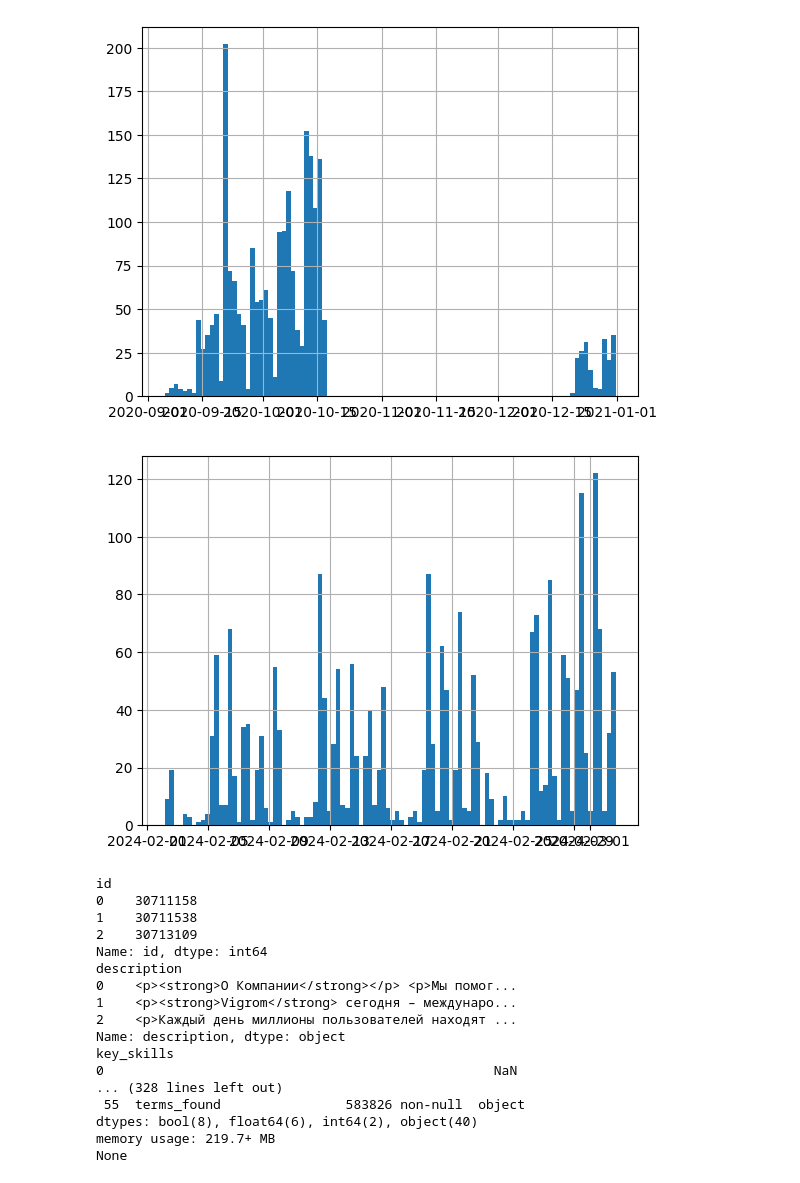
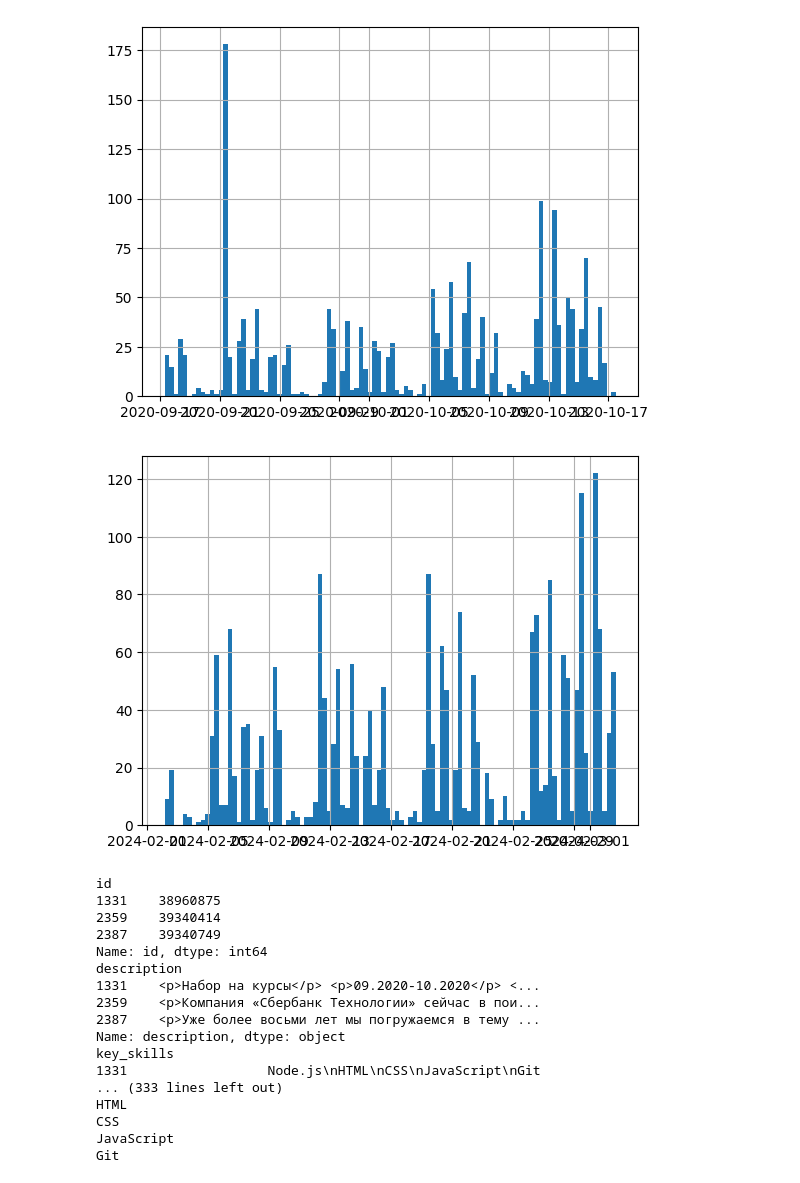
Before and after one commit to sashhhaka/HH-VacancyAnalysis, a Jupyter notebook: adjust_formats.ipynb, the cells around one changed output. Drawn from its saved outputs; the diff is of its cells as text; code cells hidden in the pictures.

```diff
--- a/adjust_formats.ipynb
+++ b/adjust_formats.ipynb
@@ -21,12 +21,6 @@ print(vacancies_2024)
 print(vacancies_2020['area_id'].nunique())
 print(vacancies_2024['area'].nunique())
 
-# minimum and maximum published_at
-print(vacancies_2020['published_at'].min())
-print(vacancies_2020['published_at'].max())
-print(vacancies_2024['published_at'].min())
-print(vacancies_2024['published_at'].max())
-
 # plot the distribution of published_at
 import matplotlib.pyplot as plt
 
@@ -34,6 +28,15 @@ import matplotlib.pyplot as plt
 vacancies_2020['published_at'] = pd.to_datetime(vacancies_2020['published_at'])
 vacancies_2024['published_at'] = pd.to_datetime(vacancies_2024['published_at'])
 
+vacancies_2020 = vacancies_2020['2020-09-17' < vacancies_2020['published_at']]
+vacancies_2020 = vacancies_2020[vacancies_2020['published_at'] < '2020-10-18']
+
+# minimum and maximum published_at
+print(vacancies_2020['published_at'].min())
+print(vacancies_2020['published_at'].max())
+print(vacancies_2024['published_at'].min())
+print(vacancies_2024['published_at'].max())
+
 vacancies_2020['published_at'].hist(bins=100)
 plt.show()
 
@@ -60,4 +63,4 @@ plt.show()
-[figure, old version]
+[figure, new version]
 [figure]
 # %%
 # print 3 rows with all columns for both dataframes, not just some columns
@@ -67,24 +70,26 @@ for col in cols:
     print(vacancies_2020[col].head(3))
 
 print(vacancies_2020.info())
+
+print(vacancies_2020['key_skills'][1331])
 # %% [output]
 id
-0    30711158
-1    30711538
-2    30713109
+1331    38960875
+2359    39340414
+2387    39340749
 Name: id, dtype: int64
 description
-0    <p><strong>О Компании</strong></p> <p>Мы помог...
-1    <p><strong>Vigrom</strong> сегодня – междунаро...
-2    <p>Каждый день миллионы пользователей находят ...
+1331    <p>Набор на курсы</p> <p>09.2020-10.2020</p> <...
+2359    <p>Компания «Сбербанк Технологии» сейчас в пои...
+2387    <p>Уже более восьми лет мы погружаемся в тему ...
 Name: description, dtype: object
 key_skills
-0                                                  NaN
-... (328 lines left out)
- 55  terms_found                583826 non-null  object
-dtypes: bool(8), float64(6), int64(2), object(40)
-memory usage: 219.7+ MB
-None
+1331                  Node.js\nHTML\nCSS\nJavaScript\nGit
+... (333 lines left out)
+HTML
+CSS
+JavaScript
+Git
 # %%
 cols = vacancies_2024.columns
 for col in cols:
```
Also changed, not shown: parts of 4 cells of this notebook.
